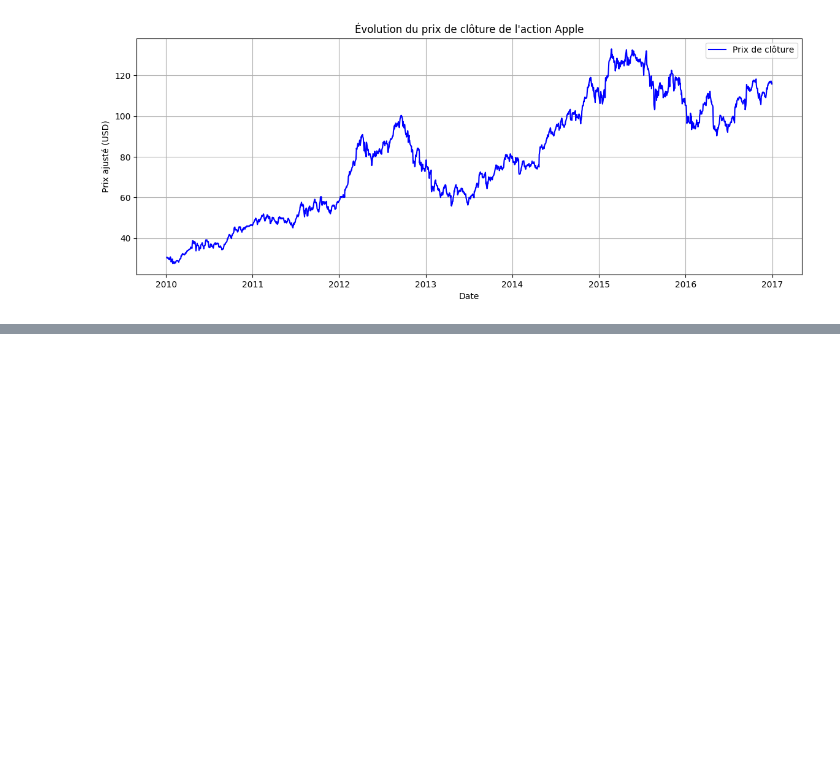
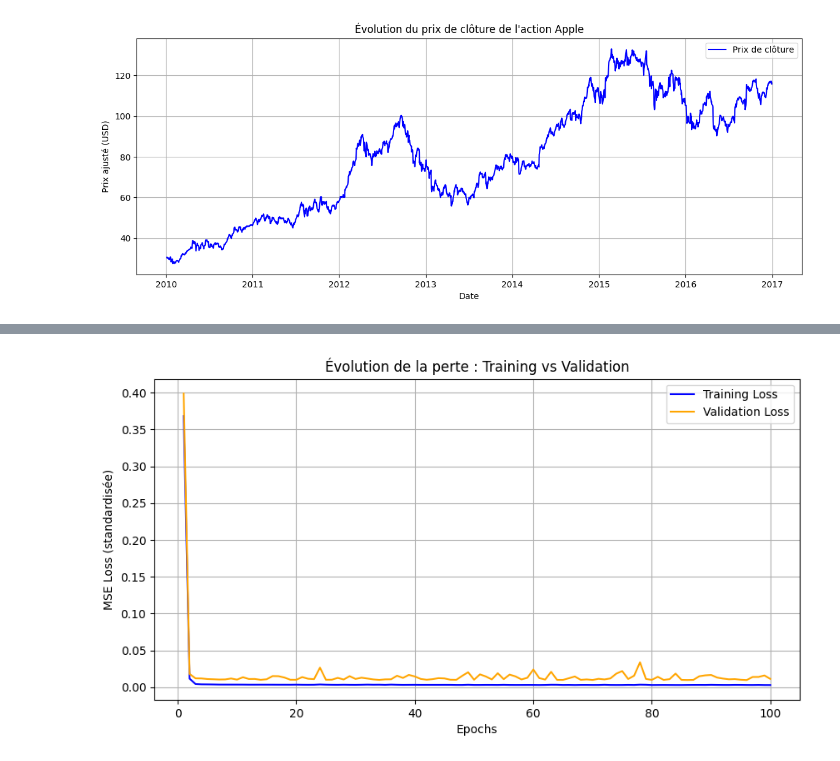
Before and after one commit to Ossel14/atelier1-deeplearning, a Jupyter notebook: notebooks/01_regression_nyse.ipynb, the cells around one changed output, grey strips where cells are left out. Drawn from its saved outputs; the diff is of its cells as text; code cells hidden in the pictures; blank space fills up the shorter version.

```diff
--- a/notebooks/01_regression_nyse.ipynb
+++ b/notebooks/01_regression_nyse.ipynb
@@ -266,0 +536,17 @@ Nombre d'observations Apple : 1762
+# %%
+# Fonction de perte pour la régression
+criterion = nn.MSELoss()
+
+# Optimiseur Adam
+optimizer = torch.optim.Adam(
+    model.parameters(),
+    lr=0.001
+)
+
+# Nombre d'époques
+epochs = 100
+
+print("Loss function :", criterion)
+print("Optimizer :", optimizer.__class__.__name__)
+print("Learning rate :", optimizer.param_groups[0]["lr"])
+print("Epochs :", epochs)
@@ -266,0 +645,34 @@ Nombre d'observations Apple : 1762
+# %%
+plt.figure(figsize=(10, 5))
+
+plt.plot(
+    range(1, epochs + 1),
+    train_losses,
+    label="Training Loss",
+    color="blue"
+)
+
+plt.plot(
+    range(1, epochs + 1),
+    val_losses,
+    label="Validation Loss",
+    color="orange"
+)
+
+plt.xlabel("Epochs")
+plt.ylabel("MSE Loss (standardisée)")
+plt.title("Évolution de la perte : Training vs Validation")
+plt.legend()
+plt.grid(True)
+
+plt.show()
+
+# Meilleure époque sur Validation
+best_epoch = np.argmin(val_losses) + 1
+
+print("Meilleure époque :", best_epoch)
+print("Meilleure Validation Loss :", min(val_losses))
+print("Dernière Training Loss :", train_losses[-1])
+print("Dernière Validation Loss :", val_losses[-1])
+# %% [output]
+[figure, added]
```
Also changed, not shown: parts of 37 cells of this notebook.
